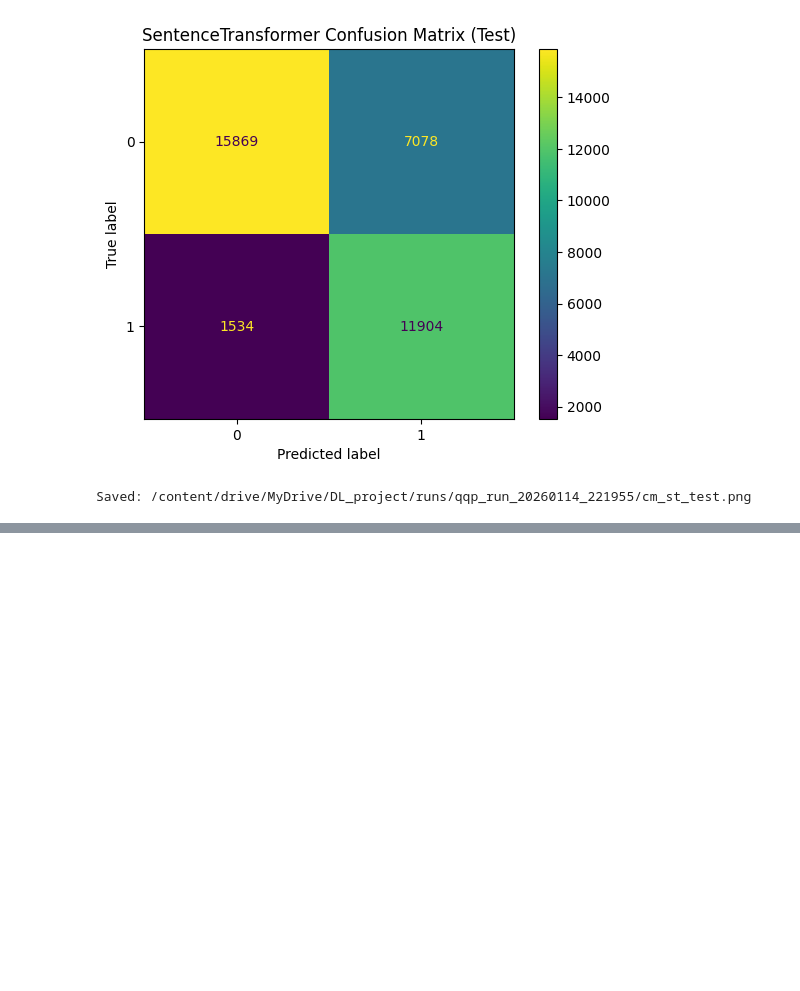
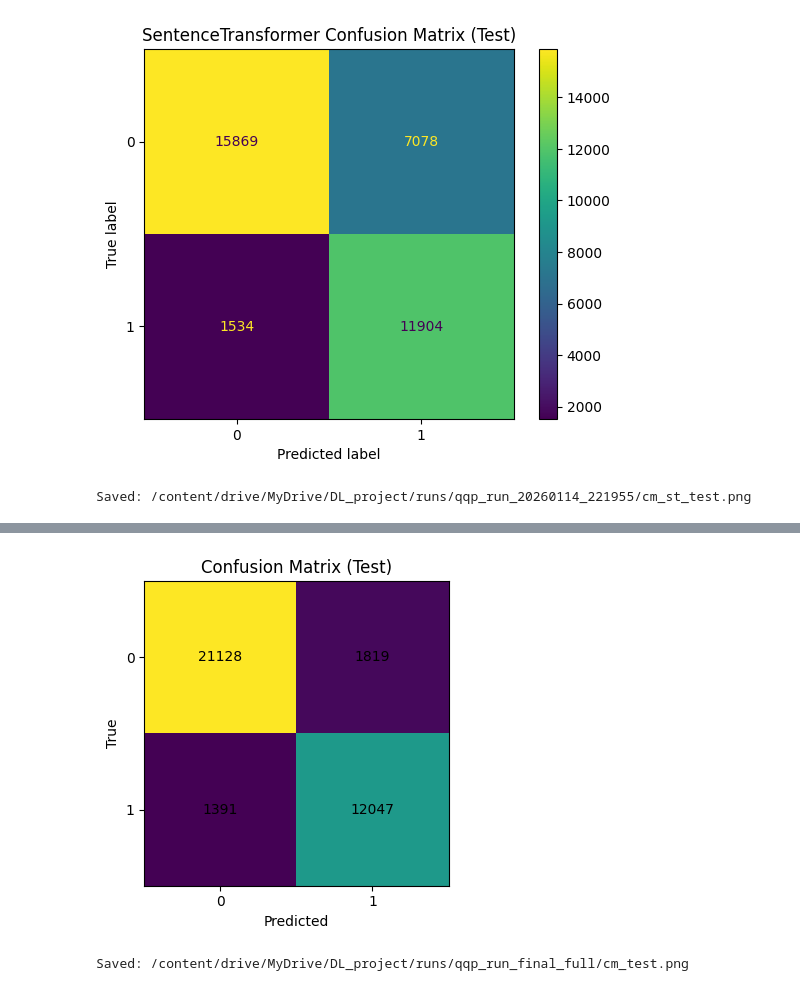
Before and after one commit to kristinhambardzumyan/ASDS-DeepLearning, a Jupyter notebook: QQP_duplicate_question_detection.ipynb, the cells around one changed output, grey strips where cells are left out. Drawn from its saved outputs; the diff is of its cells as text; code cells hidden in the pictures; blank space fills up the shorter version.

```diff
--- a/QQP_duplicate_question_detection.ipynb
+++ b/QQP_duplicate_question_detection.ipynb
@@ -382,0 +435,23 @@ Saved: /content/drive/MyDrive/DL_project/runs/qqp_run_20260114_221955/cm_bert_te
+# %%
+pred_out = trainer.predict(test_tok)
+y_true = pred_out.label_ids
+y_pred = np.argmax(pred_out.predictions, axis=1)
+
+cm = confusion_matrix(y_true, y_pred)
+
+plt.figure(figsize=(4.5, 4.0))
+plt.imshow(cm)
+plt.title("Confusion Matrix (Test)")
+plt.xlabel("Predicted")
+plt.ylabel("True")
+plt.xticks([0,1], ["0","1"])
+plt.yticks([0,1], ["0","1"])
+for (i, j), v in np.ndenumerate(cm):
+    plt.text(j, i, str(v), ha="center", va="center")
+plt.tight_layout()
+
+cm_path = os.path.join(RUN_DIR, "cm_test.png")
+plt.savefig(cm_path, dpi=200)
+plt.show()
+print("Saved:", cm_path)
+# %% [output]
@@ -383 +459,3 @@ Saved: /content/drive/MyDrive/DL_project/runs/qqp_run_20260114_221955/cm_bert_te
+[figure, added]
+Saved: /content/drive/MyDrive/DL_project/runs/qqp_run_final_full/cm_test.png
 # %%
```
Also changed, not shown: parts of 18 cells of this notebook, 1 other file.
